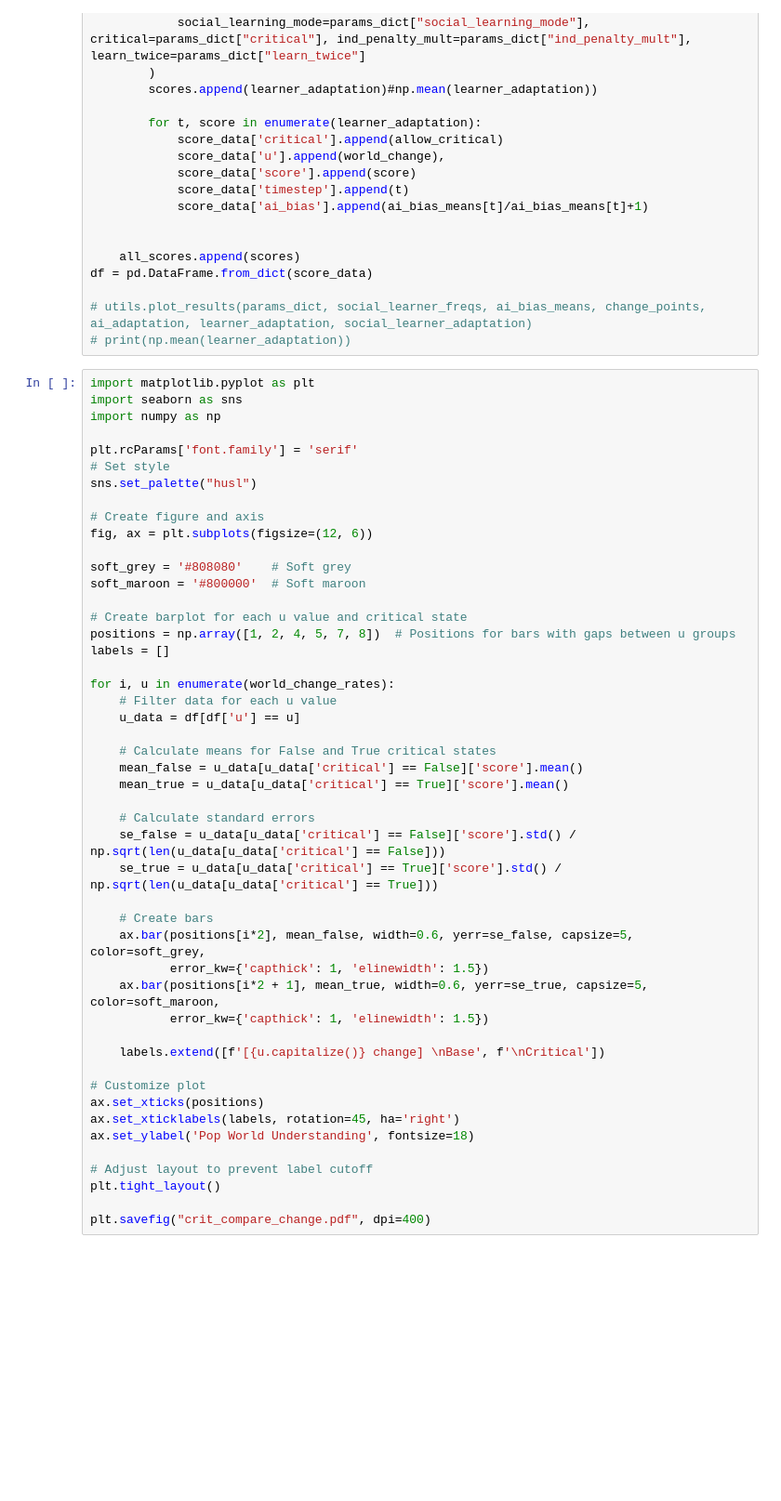
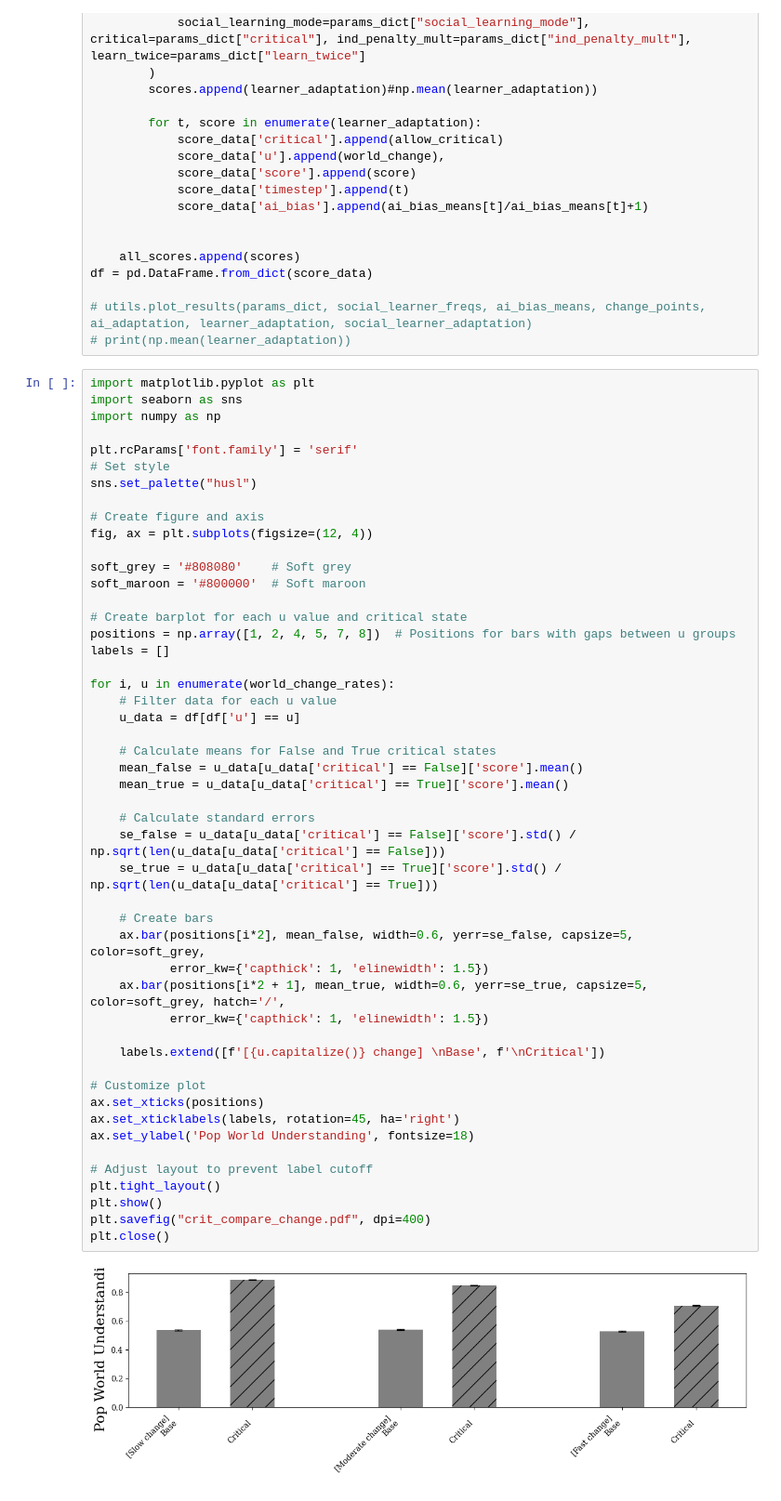
Before and after one commit to collinskatie/ai-rogers-paradox, a Jupyter notebook: sim_compare.ipynb, the cells around one changed output. Shown at 93% size. Saved outputs shown, nothing was run; the diff lists cells and outputs as text; blank space fills up the shorter version.

```diff
--- a/sim_compare.ipynb
+++ b/sim_compare.ipynb
@@ -95,7 +96,7 @@ plt.rcParams['font.family'] = 'serif'
 sns.set_palette("husl")
 
 # Create figure and axis
-fig, ax = plt.subplots(figsize=(12, 6))
+fig, ax = plt.subplots(figsize=(12, 4))
 
 soft_grey = '#808080'    # Soft grey
 soft_maroon = '#800000'  # Soft maroon
@@ -104,32 +105,35 @@ soft_maroon = '#800000'  # Soft maroon
 positions = np.array([1, 2, 4, 5, 7, 8])  # Positions for bars with gaps between u groups
 labels = []
 
 for i, u in enumerate(world_change_rates):
     # Filter data for each u value
     u_data = df[df['u'] == u]
 
     # Calculate means for False and True critical states
     mean_false = u_data[u_data['critical'] == False]['score'].mean()
     mean_true = u_data[u_data['critical'] == True]['score'].mean()
 
     # Calculate standard errors
     se_false = u_data[u_data['critical'] == False]['score'].std() / np.sqrt(len(u_data[u_data['critical'] == False]))
     se_true = u_data[u_data['critical'] == True]['score'].std() / np.sqrt(len(u_data[u_data['critical'] == True]))
 
     # Create bars
     ax.bar(positions[i*2], mean_false, width=0.6, yerr=se_false, capsize=5, color=soft_grey,
            error_kw={'capthick': 1, 'elinewidth': 1.5})
-    ax.bar(positions[i*2 + 1], mean_true, width=0.6, yerr=se_true, capsize=5, color=soft_maroon,
+    ax.bar(positions[i*2 + 1], mean_true, width=0.6, yerr=se_true, capsize=5, color=soft_grey, hatch='/',
            error_kw={'capthick': 1, 'elinewidth': 1.5})
 
     labels.extend([f'[{u.capitalize()} change] \nBase', f'\nCritical'])
 
 # Customize plot
 ax.set_xticks(positions)
 ax.set_xticklabels(labels, rotation=45, ha='right')
 ax.set_ylabel('Pop World Understanding', fontsize=18)
 
 # Adjust layout to prevent label cutoff
 plt.tight_layout()
-
+plt.show()
 plt.savefig("crit_compare_change.pdf", dpi=400)
+plt.close()
+# %% [output]
+[figure, added]
```
Also changed, not shown: parts of 3 cells of this notebook, 29 other files.
